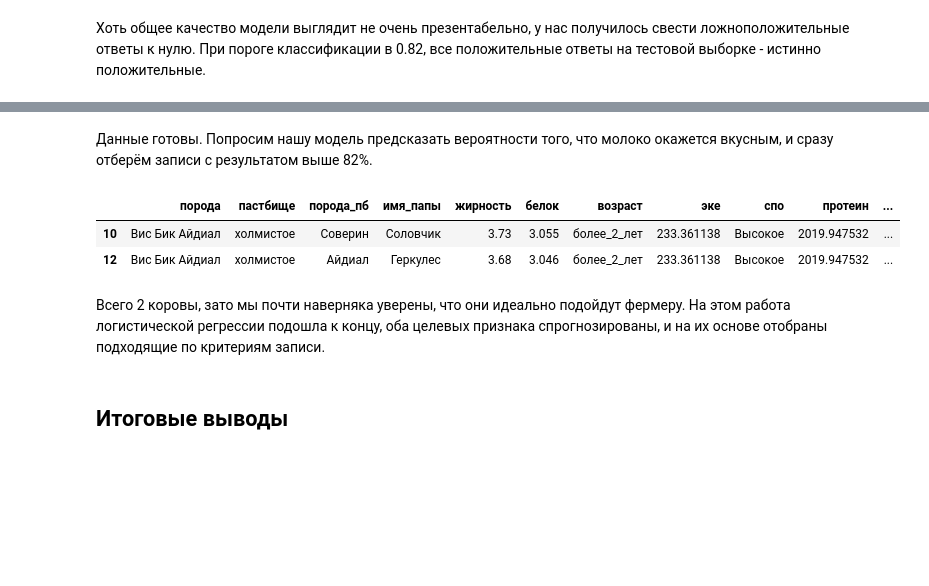
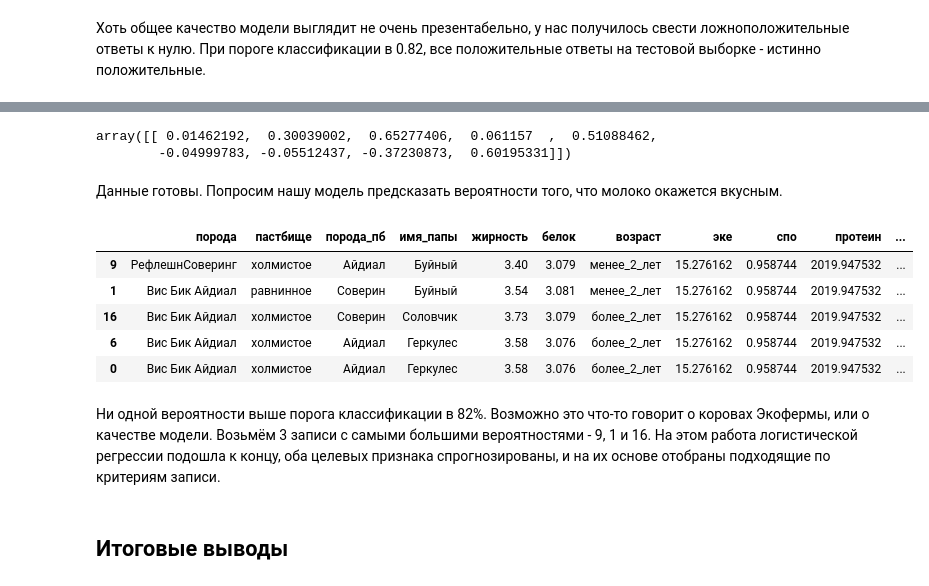
Before and after one commit to Maksim1004/data_science_studying, a Jupyter notebook: cows_and_machine_learning.ipynb, the cells around one changed output, grey strips where cells are left out. Drawn from its saved outputs; the diff is of its cells as text; code cells hidden in the pictures; blank space fills up the shorter version.

```diff
--- a/cows_and_machine_learning.ipynb
+++ b/cows_and_machine_learning.ipynb
@@ -1013,7 +868,7 @@ ds_buy_lr_encode_scale.head()
 # %% [markdown]
 А теперь - финальный штрих. Получение предсказаний модели. Загрузим в него обработанные данные и получим чистейшие значения удоя.
 # %%
-ds_buy['удой'] = model_lr_third.predict(ds_buy_lr_encode_scale)
+ds_buy['удой'] = model_lr_third.predict(ds_buy_lr)
 ds_buy.head()
 # %% [output]
 |  | порода | пастбище | порода_пб | имя_папы | жирность | белок | возраст | эке | спо | протеин | ... |
@@ -1188,16 +1027,0 @@ Recall: 0.045
-# %%
-X_train, X_test, y_train, y_test = train_test_split( # Получаем тренировочную выборку для обучения энкодера и скейлера
-    data_logr.drop('вкус', axis=1),
-    data_logr['вкус'],
-    random_state=RANDOM_STATE)
-encoder = OneHotEncoder(sparse=False, drop='first')
-encoder = encoder.fit(X_train[['порода', 'пастбище', 'имя_папы', 'спо']])
-scaler = StandardScaler()
-scaler = scaler.fit(X_train[['жирность', 'белок', 'эке']])
-
-ds_buy['спо'] = 'Высокое' # Все значения СПО выше порога. Заменяем их на "Высокое"
-ds_buy['эке'] = ds_buy['эке']**2 # Возводим значения эке в квадрат
-ds_buy_scale = pd.DataFrame(encoder.transform(ds_buy[['порода', 'пастбище', 'имя_папы', 'спо']]), columns = encoder.get_feature_names()).join(
-    pd.DataFrame(scaler.transform(ds_buy[['жирность', 'белок', 'эке']]), columns = ['жирность', 'белок', 'эке'] ))
-    # Кодируем и масштабируем данные, преобразуем в два датасета и сразу их объединяем
-ds_buy_scale.head()
@@ -1218,0 +1032,5 @@ ds_buy_scale.head()
+# %%
+ds_buy_logr = ds_buy[['жирность', 'белок', 'эке', 'порода', 'пастбище', 'имя_папы', 'спо']]
+ds_buy_logr['эке'] = ds_buy_logr['эке']**2
+ds_buy_logr['спо'] = 'Высокое'
+ds_buy_logr.head()
@@ -1218,0 +1044,8 @@ ds_buy_scale.head()
+# %%
+X_train, X_test, y_train, y_test = train_test_split( # Получаем тренировочную выборку для обучения энкодера и скейлера
+    data_logr.drop('вкус', axis=1),
+    data_logr['вкус'],
+    random_state=RANDOM_STATE)
+
+X_train, ds_buy_logr = scale_and_encode(X_train, ds_buy_logr)
+ds_buy_logr.head()
@@ -1219,14 +1059,22 @@ ds_buy_scale.head()
+# %%
+model_logr.coef_ # Выводим коэффициенты для сравнения влияния показателей на результаты работы модели.
+# %% [output]
+array([[ 0.01462192,  0.30039002,  0.65277406,  0.061157  ,  0.51088462,
+        -0.04999783, -0.05512437, -0.37230873,  0.60195331]])
 # %% [markdown]
-Данные готовы. Попросим нашу модель предсказать вероятности того, что молоко окажется вкусным, и сразу отберём записи с результатом выше 82%.
+Данные готовы. Попросим нашу модель предсказать вероятности того, что молоко окажется вкусным.
 # %%
-ds_buy['вкус'] = model_logr.predict_proba(ds_buy_scale)[:, 1]
-ds_buy[ds_buy['вкус']>0.82]
+ds_buy['вкус'] = model_logr.predict_proba(ds_buy_logr)[:, 1].round(2)
+ds_buy.sort_values(by = 'вкус', ascending=False).head()
 # %% [output]
 |  | порода | пастбище | порода_пб | имя_папы | жирность | белок | возраст | эке | спо | протеин | ... |
-| 10 | Вис Бик Айдиал | холмистое | Соверин | Соловчик | 3.73 | 3.055 | более_2_лет | 233.361138 | Высокое | 2019.947532 | ... |
-| 12 | Вис Бик Айдиал | холмистое | Айдиал | Геркулес | 3.68 | 3.046 | более_2_лет | 233.361138 | Высокое | 2019.947532 | ... |
+| 9 | РефлешнСоверинг | холмистое | Айдиал | Буйный | 3.40 | 3.079 | менее_2_лет | 15.276162 | 0.958744 | 2019.947532 | ... |
+| 1 | Вис Бик Айдиал | равнинное | Соверин | Буйный | 3.54 | 3.081 | менее_2_лет | 15.276162 | 0.958744 | 2019.947532 | ... |
+| 16 | Вис Бик Айдиал | холмистое | Соверин | Соловчик | 3.73 | 3.079 | более_2_лет | 15.276162 | 0.958744 | 2019.947532 | ... |
+| 6 | Вис Бик Айдиал | холмистое | Айдиал | Геркулес | 3.58 | 3.076 | более_2_лет | 15.276162 | 0.958744 | 2019.947532 | ... |
+| 0 | Вис Бик Айдиал | холмистое | Айдиал | Геркулес | 3.58 | 3.076 | более_2_лет | 15.276162 | 0.958744 | 2019.947532 | ... |
 # %% [markdown]
-Всего 2 коровы, зато мы почти наверняка уверены, что они идеально подойдут фермеру. На этом работа логистической регрессии подошла к концу, оба целевых признака спрогнозированы, и на их основе отобраны подходящие по критериям записи.
+Ни одной вероятности выше порога классификации в 82%. Возможно это что-то говорит о коровах Экофермы, или о качестве модели. Возьмём 3 записи с самыми большими вероятностями - 9, 1 и 16. На этом работа логистической регрессии подошла к концу, оба целевых признака спрогнозированы, и на их основе отобраны подходящие по критериям записи.
 # %% [markdown]
 ## Итоговые выводы
 # %% [markdown]
```
Also changed, not shown: parts of 65 cells of this notebook.
